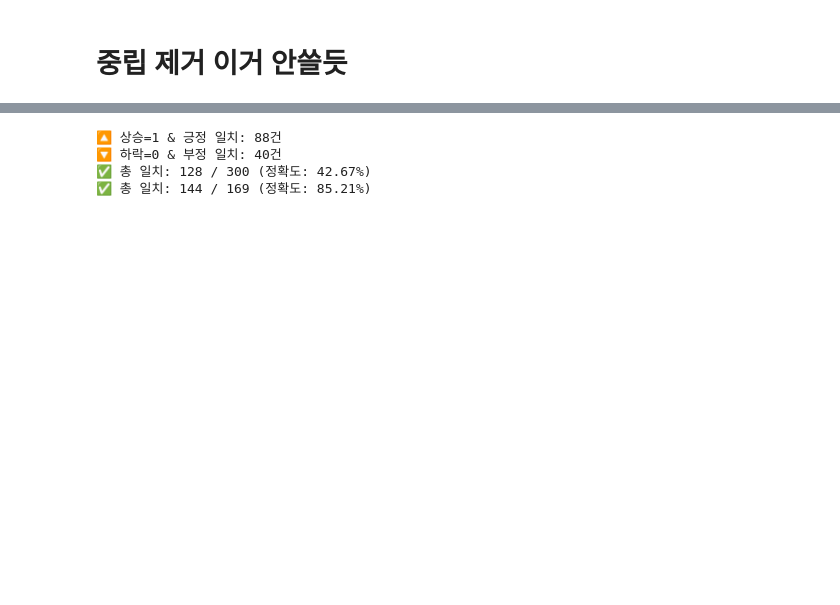
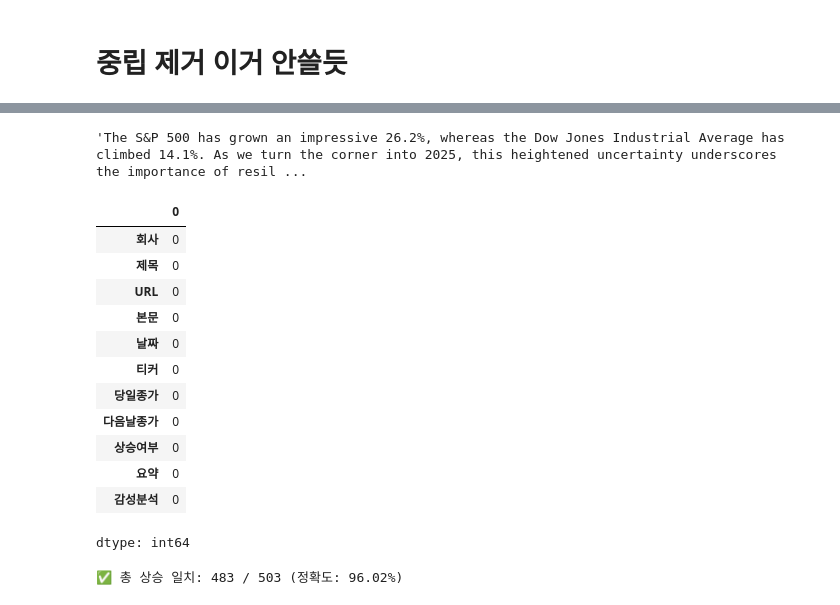
Before and after one commit to Beanssssssss/Stock_project, a Jupyter notebook: 크롤링/뉴스검증.ipynb, the cells around one changed output, grey strips where cells are left out. Cells and saved outputs as stored; diff of their text form; code cells hidden in the pictures; blank space fills up the shorter version.

```diff
--- a/크롤링/뉴스검증.ipynb
+++ b/크롤링/뉴스검증.ipynb
@@ -3,6 +3,9 @@
 과거 뉴스 스크랩 한 뒤 상승 하락 칼럼 만들고 뉴스 본문 요약 후 쪼개서 감정분석
 # %%
 import pandas as pd
-dfdf = pd.read_csv("/Users/kjb/Desktop/hateslop/프로젝트/newtest.csv")
+from google.colab import drive
+\
+# 1. 구글 드라이브 마운트
+drive.mount('/content/drive')
+dfdf = pd.read_csv("/content/drive/Othercomputers/내 Mac/Desktop/hateslop/프로젝트/newstest.csv")
 df = dfdf.copy()
-df = df.iloc[:1000]
@@ -9,3 +14,5 @@ df = df.iloc[:1000]
+# %%
+df = df.sample(n=1000, random_state=42).reset_index(drop=True)
 # %%
 from transformers import AutoTokenizer, AutoModelForSeq2SeqLM, pipeline
 import pandas as pd
@@ -155,0 +118,3 @@ Device set to use mps:0
+# %%
+df = df[df["제목"] != "뉴스 없음"]
+df
@@ -230,0 +298,3 @@ Device set to use mps:0
+# %%
+df2 = df1.dropna()
+df2
@@ -231,20 +315,31 @@ Device set to use mps:0
+# %%
+df2.iloc[970]['요약']
+# %% [output]
+'The S&P 500 has grown an impressive 26.2%, whereas the Dow Jones Industrial Average has climbed 14.1%. As we turn the corner into 2025, this heightened uncertainty underscores the importance of resil ...
+# %%
+df2.isnull().sum()
+# %% [output]
+|  | 0 |
+| 회사 | 0 |
+| 제목 | 0 |
+| URL | 0 |
+| 본문 | 0 |
+| 날짜 | 0 |
+| 티커 | 0 |
+| 당일종가 | 0 |
+| 다음날종가 | 0 |
+| 상승여부 | 0 |
+| 요약 | 0 |
+| 감성분석 | 0 |
+dtype: int64
 # %%
 # 조건에 맞는 경우의 수 계산
-match_positive = df2[(df["상승여부"] == 1.0) & (df2["감성분석"] == "Positive")].shape[0]
-match_negative = df2[(df["상승여부"] == 0.0) & (df2["감성분석"] == "Negative")].shape[0]
-total = df2[(df2["감성분석"] == "Positive") | (df2["감성분석"] == "Negative")].shape[0]
+
 predict_positive = df2[df2["감성분석"] == "Positive"].shape[0]
 real_positive = df2[df2["상승여부"] == 1.0].shape[0]
 # 전체 정확도 계산
-correct = match_positive + match_negative
-accuracy = correct / total
+
 positive_accuracy = real_positive / predict_positive
-print(f"🔼 상승=1 & 긍정 일치: {match_positive}건")
-print(f"🔽 하락=0 & 부정 일치: {match_negative}건")
-print(f"✅ 총 일치: {correct} / {total} (정확도: {accuracy:.2%})")
-print(f"✅ 총 일치: {real_positive} / {predict_positive} (정확도: {positive_accuracy:.2%})")
+print(f"✅ 총 상승 일치: {real_positive} / {predict_positive} (정확도: {positive_accuracy:.2%})")
 # %% [output]
-🔼 상승=1 & 긍정 일치: 88건
-🔽 하락=0 & 부정 일치: 40건
-✅ 총 일치: 128 / 300 (정확도: 42.67%)
-✅ 총 일치: 144 / 169 (정확도: 85.21%)
+✅ 총 상승 일치: 483 / 503 (정확도: 96.02%)
```
Also changed, not shown: parts of 7 cells of this notebook, 30 other files.
